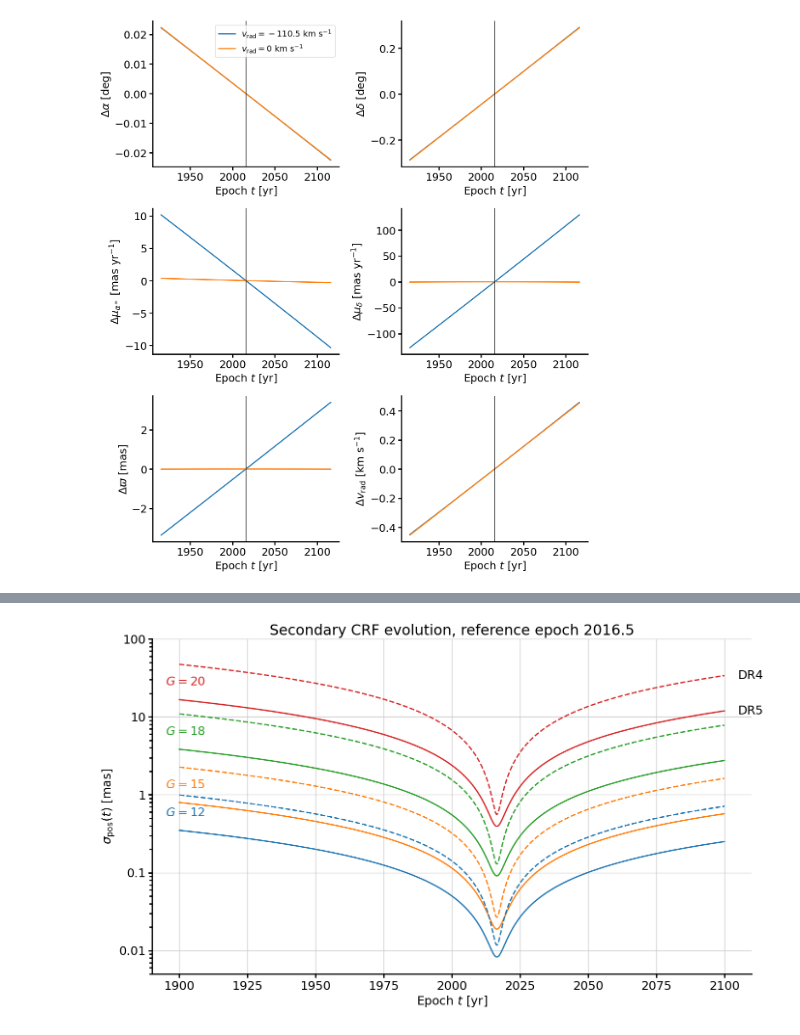
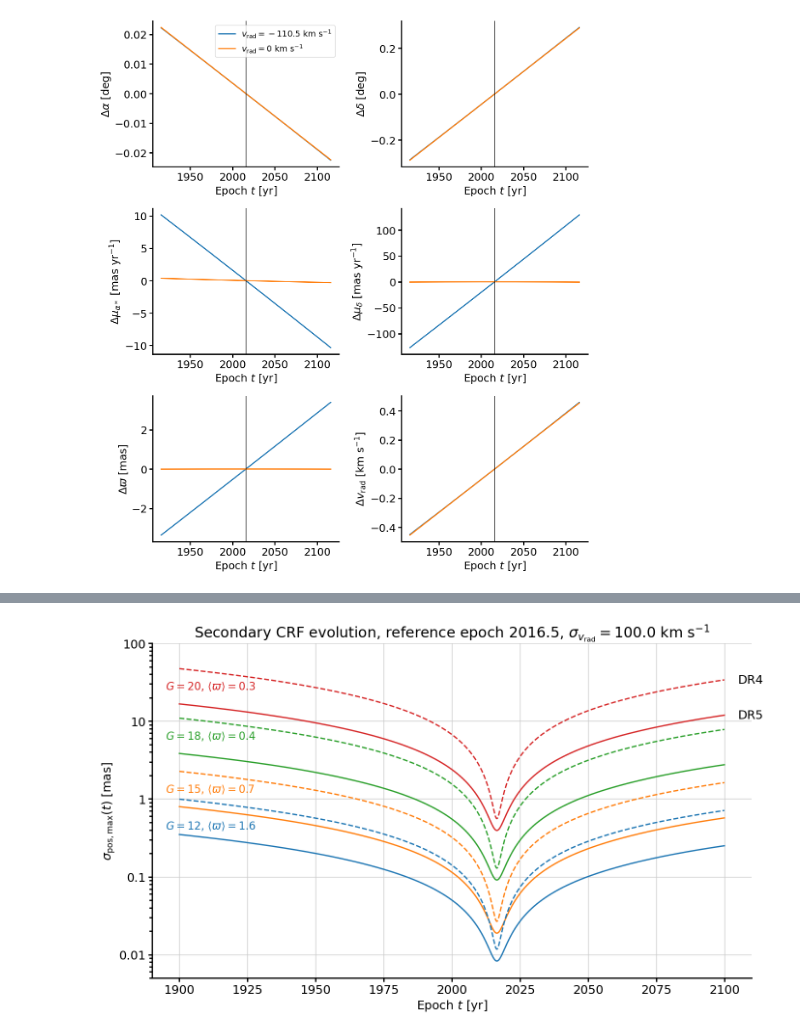
Before and after one commit to agabrown/PyGaia, a Jupyter notebook: examples/EpochPropagation.ipynb, the cells around one changed output, grey strips where cells are left out. Cells and saved outputs as stored; diff of their text form; code cells hidden in the pictures.

```diff
--- a/examples/EpochPropagation.ipynb
+++ b/examples/EpochPropagation.ipynb
@@ -207,17 +217,15 @@ Some remarks on the plot below:
 # Load some sample astrometric data for generating random source parameters.
 
 g12mean = Table.read("G12_average_astrometry.vot", format="votable")[0]
-g12source = np.array([np.deg2rad(g12mean['ra_avg']), np.deg2rad(g12mean['dec_avg']),
-                      g12mean['parallax_avg'], g12mean['pmra_avg'], g12mean['pmdec_avg'], 0.0])
 g15mean = Table.read("G15_average_astrometry.vot", format="votable")[0]
-g15source = np.array([np.deg2rad(g15mean['ra_avg']), np.deg2rad(g15mean['dec_avg']),
-                      g15mean['parallax_avg'], g15mean['pmra_avg'], g15mean['pmdec_avg'], 0.0])
 g18mean = Table.read("G18_average_astrometry.vot", format="votable")[0]
-g18source = np.array([np.deg2rad(g18mean['ra_avg']), np.deg2rad(g18mean['dec_avg']),
-                      g18mean['parallax_avg'], g18mean['pmra_avg'], g18mean['pmdec_avg'], 0.0])
 g20mean = Table.read("G20_average_astrometry.vot", format="votable")[0]
-g20source = np.array([np.deg2rad(g20mean['ra_avg']), np.deg2rad(g20mean['dec_avg']),
-                      g20mean['parallax_avg'], g20mean['pmra_avg'], g20mean['pmdec_avg'], 0.0])
+
+meansource = vstack([g12mean, g15mean, g18mean, g20mean])
+meansource['radial_velocity']=0.0
+meansource['ra_avg'] = np.deg2rad(meansource['ra_avg'])
+meansource['dec_avg'] = np.deg2rad(meansource['dec_avg'])
+a0 = meansource.to_pandas().loc[:,'ra_avg':'radial_velocity'].to_numpy().T
 # %%
 G = np.array([12.0, 15.0, 18.0, 20.0])
 
@@ -245,54 +253,55 @@ for rls, lins, in zip(["dr5", "dr4"], ["-", "--"]):
 
     g12cvec = np.zeros(15)
     g12cvec[0:5] = np.array([ra_error[0], dec_error[0], parallax_error[0], pmra_error[0], pmdec_error[0]])
-    g12c = construct_covariance_matrix(g12cvec, g12source[2], 0.0, vdisp)
+    g12c = construct_covariance_matrix(g12cvec, g12mean['parallax_avg'], 0.0, vdisp)
 
     g15cvec = np.zeros(15)
     g15cvec[0:5] = np.array([ra_error[1], dec_error[1], parallax_error[1], pmra_error[1], pmdec_error[1]])
-    g15c = construct_covariance_matrix(g15cvec, g15source[2], 0.0, vdisp)
+    g15c = construct_covariance_matrix(g15cvec, g15mean['parallax_avg'], 0.0, vdisp)
 
     g18cvec = np.zeros(15)
     g18cvec[0:5] = np.array([ra_error[2], dec_error[2], parallax_error[2], pmra_error[2], pmdec_error[2]])
-    g18c = construct_covariance_matrix(g18cvec, g18source[2], 0.0, vdisp)
+    g18c = construct_covariance_matrix(g18cvec, g18mean['parallax_avg'], 0.0, vdisp)
 
     g20cvec = np.zeros(15)
     g20cvec[0:5] = np.array([ra_error[3], dec_error[3], parallax_error[3], pmra_error[3], pmdec_error[3]])
-    g20c = construct_covariance_matrix(g20cvec, g20source[2], 0.0, vdisp)
+    g20c = construct_covariance_matrix(g20cvec, g20mean['parallax_avg'], 0.0, vdisp)
 
-    a0 = np.stack([g12source, g15source, g18source, g20source]).T
     c0 = np.stack([g12c, g15c, g18c, g20c])
 
     c1s = np.zeros((G.size,npoints,6,6))
     for k in range(npoints):
         a1, c1 = epp.propagate_astrometry_and_covariance_matrix(a0, c0, refepoch, newepochs[k])
         for l in range(G.size):
             c1s[l,k] = c1[l]
 
+    # Caclualte the semi-major axis of the position uncertainty ellipse.
     sigmapos = np.zeros((4,npoints))
     for k in range(G.size):
         sigmapos[k] = 0.5*(c1s[k,:,0,0] + c1s[k,:,1,1] +
-                                 np.sqrt((c1s[k,:,0,0]-c1s[k,:,1,1])**2 + 4*c1s[k,:,0,1]**2))
+                                 np.sqrt((c1s[k,:,1,1]-c1s[k,:,0,0])**2 + 4*c1s[k,:,0,1]**2))
         sigmapos[k] = np.sqrt(fsqr*sigmapos[k])
         glaby[k]=glaby[k]+0.5*np.log10(sigmapos[k][0])
 
     for k in range(G.size):
         axm.semilogy(newepochs, sigmapos[k], ls=lins,
                      label=r"$G={0}$, $\sigma_{{v_\mathrm{{r}}}}={1:.1f}$ km s$^{{-1}}$, $\varpi={2:.2f}$ mas".format(G[k], vdisp, a0[2,k]))
         if k == G.size-1:
             axm.text(2105, sigmapos[k][-1], rls.upper(), va='center')
     axm.set_xlabel(r'Epoch $t$ [yr]')
-    axm.set_ylabel(r'$\sigma_\mathrm{pos}(t)$ [mas]')
+    axm.set_ylabel(r'$\sigma_\mathrm{pos,max}(t)$ [mas]')
     axm.set_ylim(0.005,100)
     axm.set_yticks([0.01, 0.1, 1, 10, 100])
     axm.set_yticklabels(['0.01', '0.1', '1', '10', '100'])
 
-for k, kleur in zip(range(G.size), custom_cycler):
-    axm.text(1895, np.power(10,glaby[k]), f"$G={G[k]:.0f}$", c=kleur['color'], va='center')
+glaby[0] = 1.5*glaby[0]
+for k, kleur, plx in zip(range(G.size), custom_cycler, a0[2]):
+    axm.text(1895, np.power(10,glaby[k]), rf"$G={G[k]:.0f}$, $\langle\varpi\rangle={plx:.1f}$", c=kleur['color'], va='center', fontsize=16)
 
 #axm.legend(fontsize=12, loc='lower left')
 axm.grid(True)
-axm.set_title(f"Secondary CRF evolution, reference epoch {refepoch}")
+axm.set_title(rf"Secondary CRF evolution, reference epoch {refepoch}, $\sigma_{{v_\mathrm{{rad}}}}={vdisp}$ km s$^{{-1}}$")
 
 plt.show()
 # %% [output]
-[figure, old version]
+[figure, new version]
```
Also changed, not shown: parts of 3 cells of this notebook.
